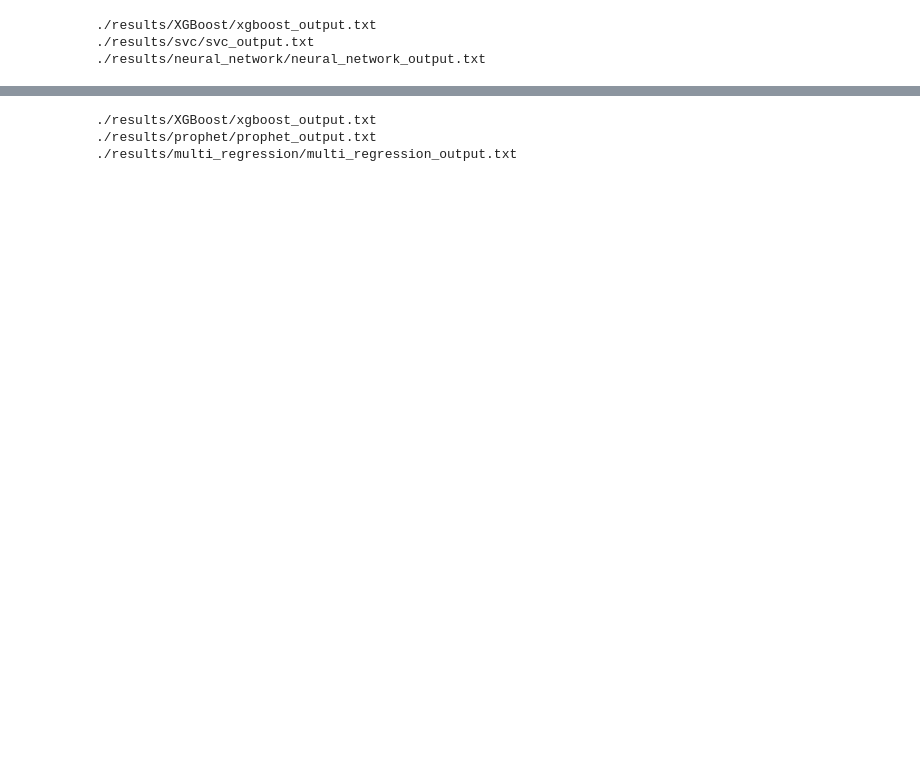
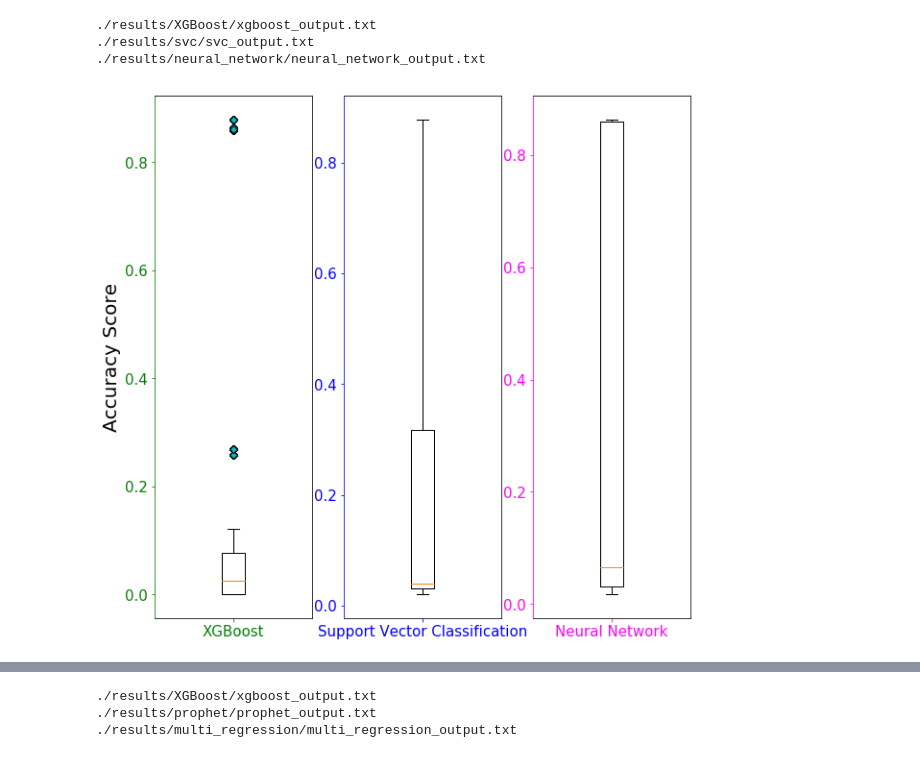
Before and after one commit to Heronalps/Seneca, a Jupyter notebook: notebooks/box_plot.ipynb, the cells around one changed output, grey strips where cells are left out. Drawn from its saved outputs; the diff is of its cells as text; code cells hidden in the pictures; blank space fills up the shorter version.

```diff
--- a/notebooks/box_plot.ipynb
+++ b/notebooks/box_plot.ipynb
@@ -32,3 +36,31 @@ neural_network_scores = parse("./results/neural_network/neural_network_output.tx
+# %%
+fig = plt.figure(figsize=[10, 10])
+
+
+ax1 = fig.add_subplot(131)
+ax1.boxplot(xgboost_scores, whis=2, usermedians=[0.024210444278385725], labels = ['XGBoost'],\
+            flierprops = cyan_diamond)
+ax1.spines['left'].set_color('green')
+ax1.tick_params(axis='both', colors='green', labelsize = 15)
+ax1.set_ylabel("Accuracy Score", fontsize = 20)
+
+
+ax2 = fig.add_subplot(132)
+ax2.boxplot(svc_scores, whis=2, usermedians=[0.03926197570479028], labels = ['Support Vector Classification'], \
+            flierprops = blue_diamond)
+ax2.spines['left'].set_color('blue')
+ax2.tick_params(axis='both', colors='blue', labelsize=15)
+
+ax3 = fig.add_subplot(133)
+ax3.boxplot(neural_network_scores, whis=2, usermedians=[0.06511743051130295], labels = ['Neural Network'], \
+            flierprops = magenta_diamond)
+ax3.spines['left'].set_color('magenta')
+ax3.tick_params(axis='both', colors='magenta', labelsize=15)
+
+plt.show()
+fig.savefig("./box_plot_Accuracy.png")
+# %% [output]
+[figure, added]
 # %%
 fig = plt.figure(figsize=[15,10])
 ax = plt.axes()
```
Also changed, not shown: parts of 7 cells of this notebook, 18 other files.
